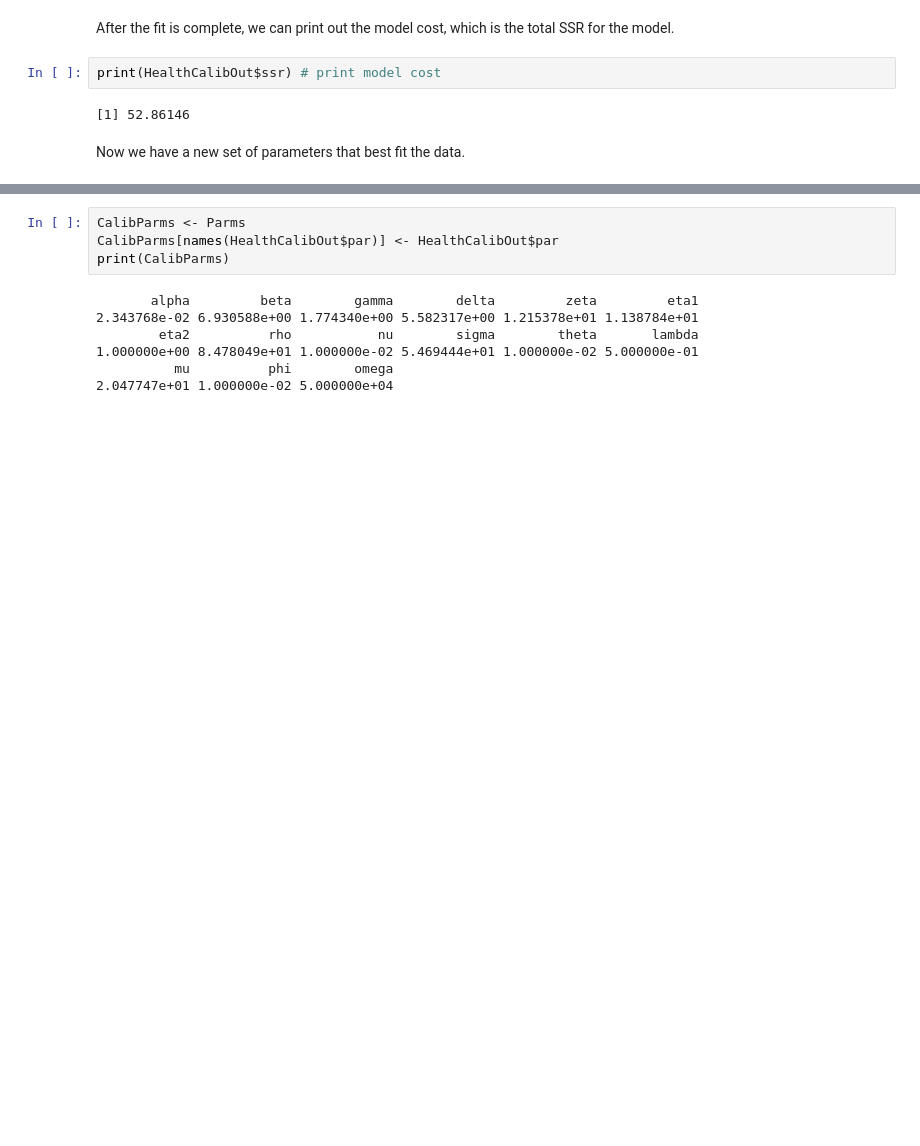
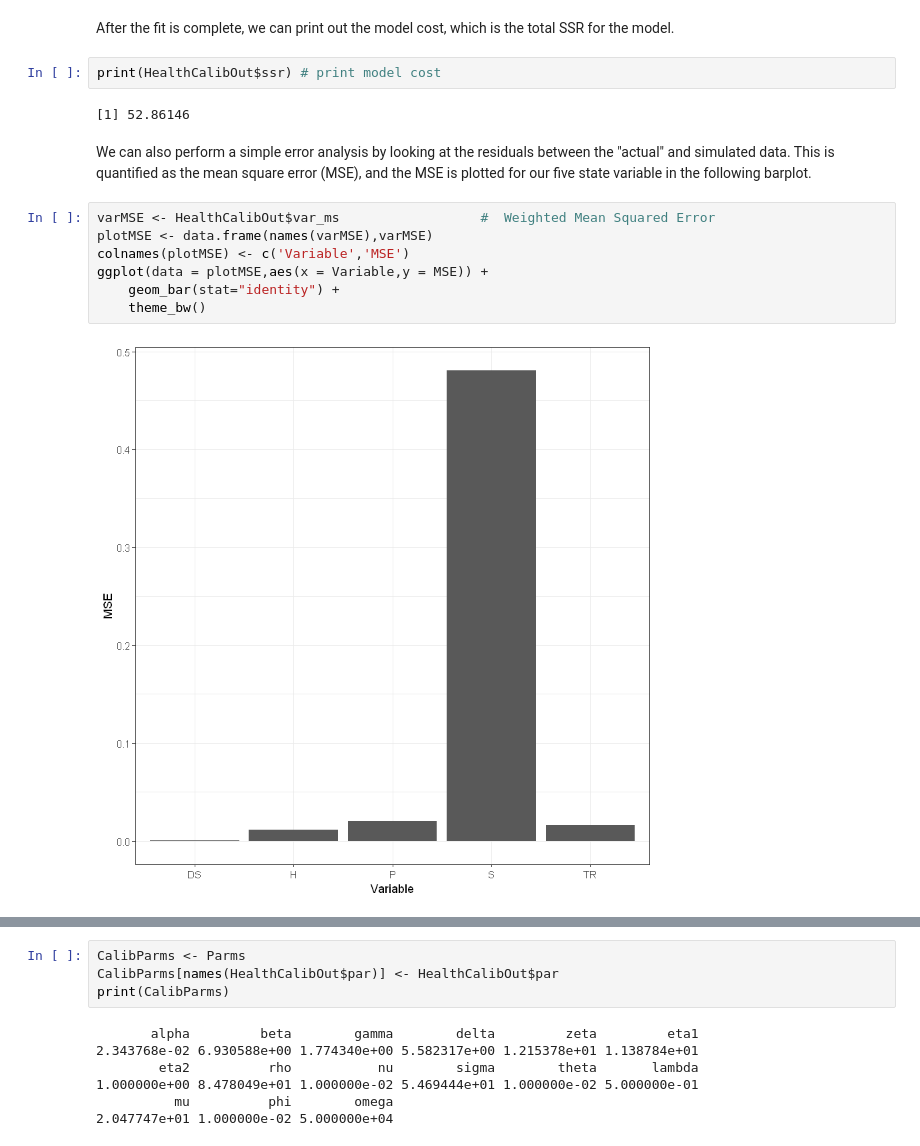
Before and after one commit to scarygary89/SimpleHealthDataSharingSD, a Jupyter notebook: HealthDataSharingModel.ipynb, the cells around one changed output, grey strips where cells are left out. Drawn from its saved outputs; the diff is of its cells as text; blank space fills up the shorter version.

Commit message:
include error and MCMC

```diff
--- a/HealthDataSharingModel.ipynb
+++ b/HealthDataSharingModel.ipynb
@@ -346,5 +342,14 @@ After the fit is complete, we can print out the model cost, which is the total S
 print(HealthCalibOut$ssr) # print model cost
 # %% [output]
 [1] 52.86146
-# %% [markdown]
-Now we have a new set of parameters that best fit the data.
+# %% [markdown]
+We can also perform a simple error analysis by looking at the residuals between the "actual" and simulated data.  This is quantified as the mean square error (MSE), and the MSE is plotted for our five state variable in the following barplot.
+# %%
+varMSE <- HealthCalibOut$var_ms                  #  Weighted Mean Squared Error
+plotMSE <- data.frame(names(varMSE),varMSE)
+colnames(plotMSE) <- c('Variable','MSE')
+ggplot(data = plotMSE,aes(x = Variable,y = MSE)) +
+    geom_bar(stat="identity") +
+    theme_bw()
+# %% [output]
+[figure, added]
```
Also changed, not shown: parts of 10 cells of this notebook, 1 other file.
